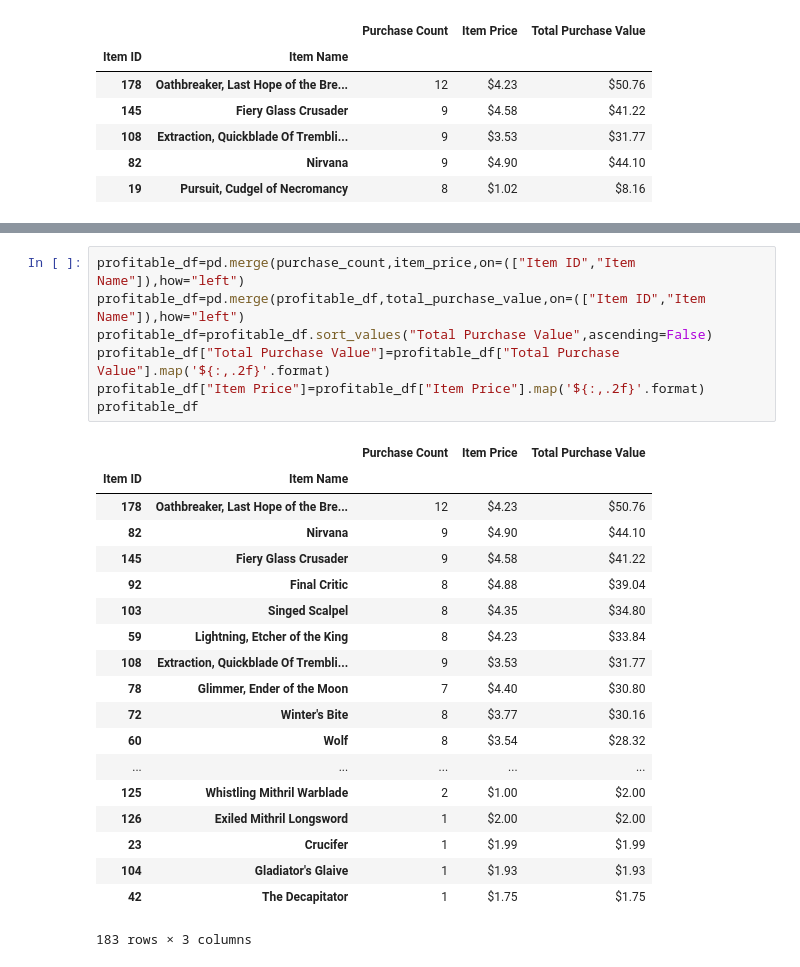
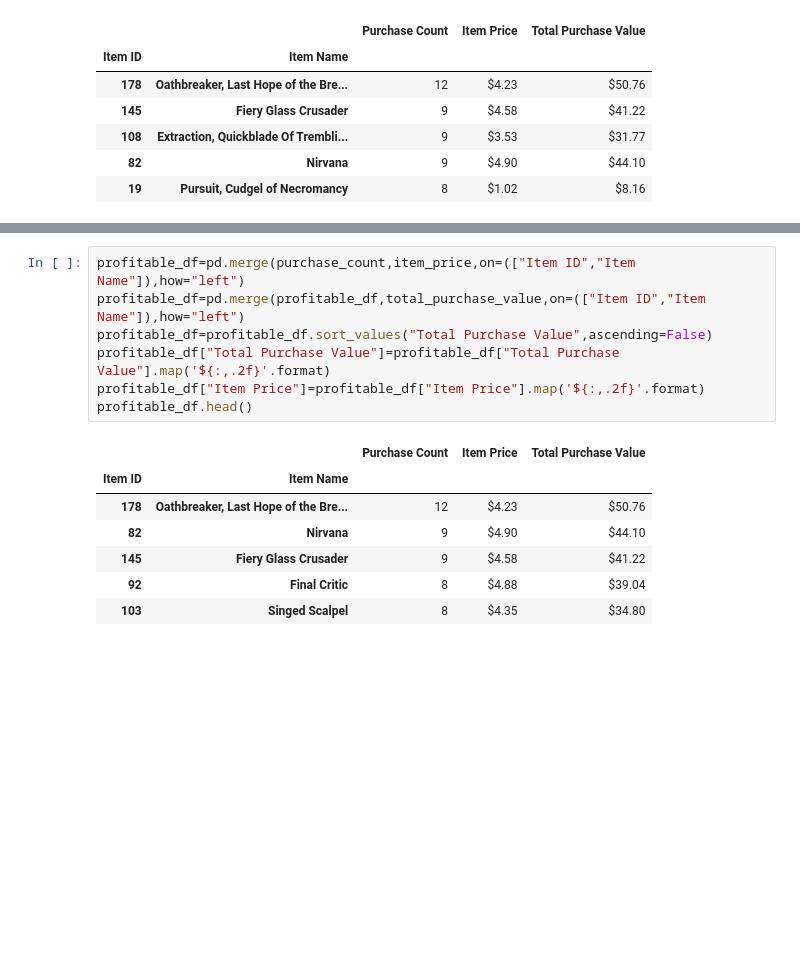
Before and after one commit to davidgmathews/HW_4_Pandas_Pandas_Pandas, a Jupyter notebook: HeroesOfPymoli/HeroesOfPymoli.ipynb, the cells around one changed output, grey strips where cells are left out. Drawn from its saved outputs; the diff is of its cells as text; blank space fills up the shorter version.

```diff
--- a/HeroesOfPymoli/HeroesOfPymoli.ipynb
+++ b/HeroesOfPymoli/HeroesOfPymoli.ipynb
@@ -336,30 +255,18 @@ print("Most Profitable Item")
 # %%
 profitable_df=pd.merge(purchase_count,item_price,on=(["Item ID","Item Name"]),how="left")
 profitable_df=pd.merge(profitable_df,total_purchase_value,on=(["Item ID","Item Name"]),how="left")
 profitable_df=profitable_df.sort_values("Total Purchase Value",ascending=False)
 profitable_df["Total Purchase Value"]=profitable_df["Total Purchase Value"].map('${:,.2f}'.format)
 profitable_df["Item Price"]=profitable_df["Item Price"].map('${:,.2f}'.format)
-profitable_df
+profitable_df.head()
 # %% [output]
 |  |  | Purchase Count | Item Price | Total Purchase Value |
 | Item ID | Item Name |  |  |  |
 | 178 | Oathbreaker, Last Hope of the Bre... | 12 | $4.23 | $50.76 |
 | 82 | Nirvana | 9 | $4.90 | $44.10 |
 | 145 | Fiery Glass Crusader | 9 | $4.58 | $41.22 |
 | 92 | Final Critic | 8 | $4.88 | $39.04 |
 | 103 | Singed Scalpel | 8 | $4.35 | $34.80 |
-| 59 | Lightning, Etcher of the King | 8 | $4.23 | $33.84 |
-| 108 | Extraction, Quickblade Of Trembli... | 9 | $3.53 | $31.77 |
-| 78 | Glimmer, Ender of the Moon | 7 | $4.40 | $30.80 |
-| 72 | Winter's Bite | 8 | $3.77 | $30.16 |
-| 60 | Wolf | 8 | $3.54 | $28.32 |
-| ... | ... | ... | ... | ... |
-| 125 | Whistling Mithril Warblade | 2 | $1.00 | $2.00 |
-| 126 | Exiled Mithril Longsword | 1 | $2.00 | $2.00 |
-| 23 | Crucifer | 1 | $1.99 | $1.99 |
-| 104 | Gladiator's Glaive | 1 | $1.93 | $1.93 |
-| 42 | The Decapitator | 1 | $1.75 | $1.75 |
-183 rows × 3 columns
 # %%
 profitable_df=pd.merge(purchase_count,item_price,on=(["Item ID","Item Name"]),how="left")
 profitable_df=pd.merge(profitable_df,total_purchase_value,on=(["Item ID","Item Name"]),how="left")
```
Also changed, not shown: parts of 38 cells of this notebook.
